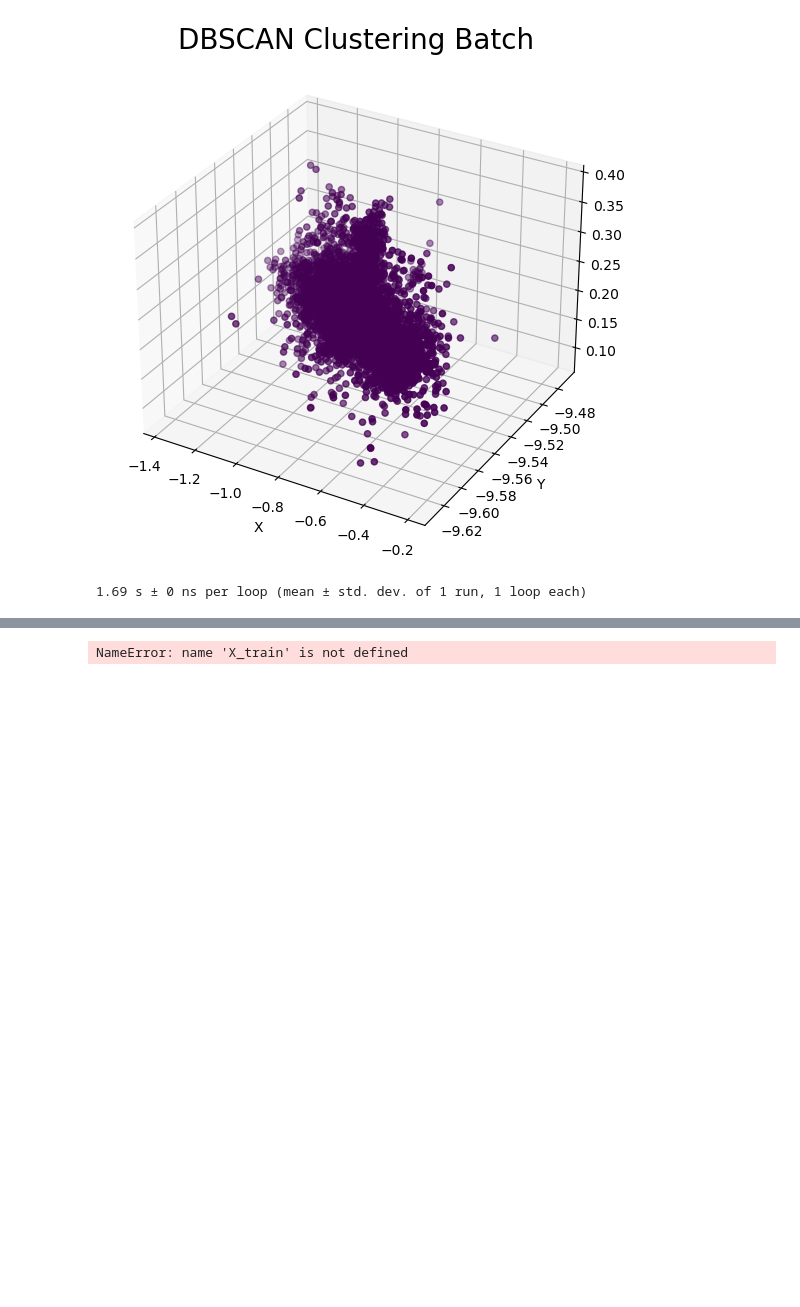
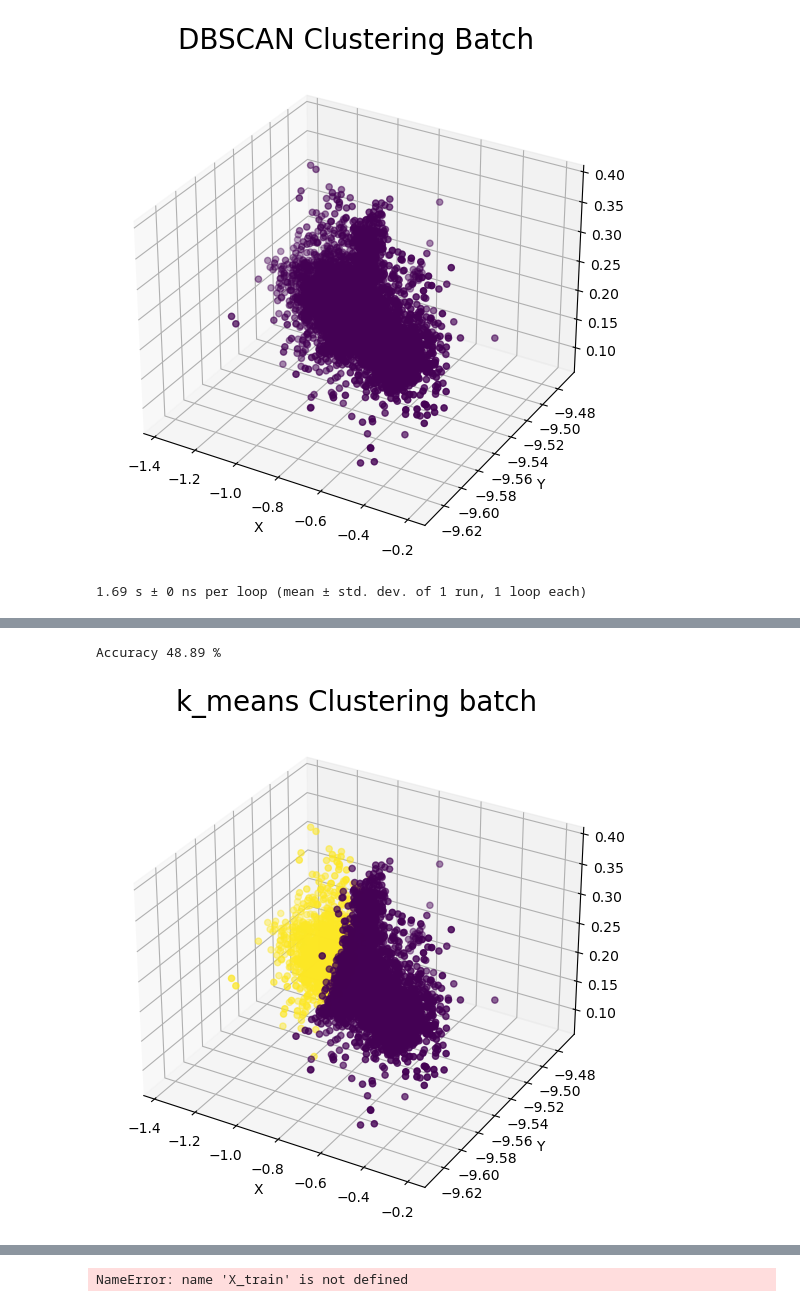
Before and after one commit to BorisOskolkov/Anomaly-detection, a Jupyter notebook: Anomaly detection.ipynb, the cells around one changed output, grey strips where cells are left out. Saved outputs shown, nothing was run; the diff lists cells and outputs as text; code cells hidden in the pictures; blank space fills up the shorter version.

```diff
--- a/Anomaly detection.ipynb
+++ b/Anomaly detection.ipynb
@@ -770,0 +771,18 @@ plt.plot(acc_cumul)
+# %%
+
+%%timeit -r 1 -n 1
+from sklearn.cluster import KMeans
+
+kmeans = KMeans(n_clusters=2, random_state=0, n_init="auto").fit(X_inj_rand)
+y_pred = kmeans.labels_
+fig = plt.figure(figsize=(6.5,6.5))
+ax = fig.add_subplot(projection='3d')
+plt.xlabel('X')
+plt.ylabel('Y')
+plt.title('k_means Clustering batch',fontsize = 20)
+ax.scatter(X_inj_rand[:, 0], X_inj_rand[:, 1], X_inj_rand[:, 2], c=y_pred)
+print(f'Accuracy {round(accuracy_score(y_pred, labels_inj_rand)*100,2)} %')
+plt.show()
+# %% [output]
+Accuracy 48.89 %
+[figure, added]
```
Also changed, not shown: parts of 15 cells of this notebook.
